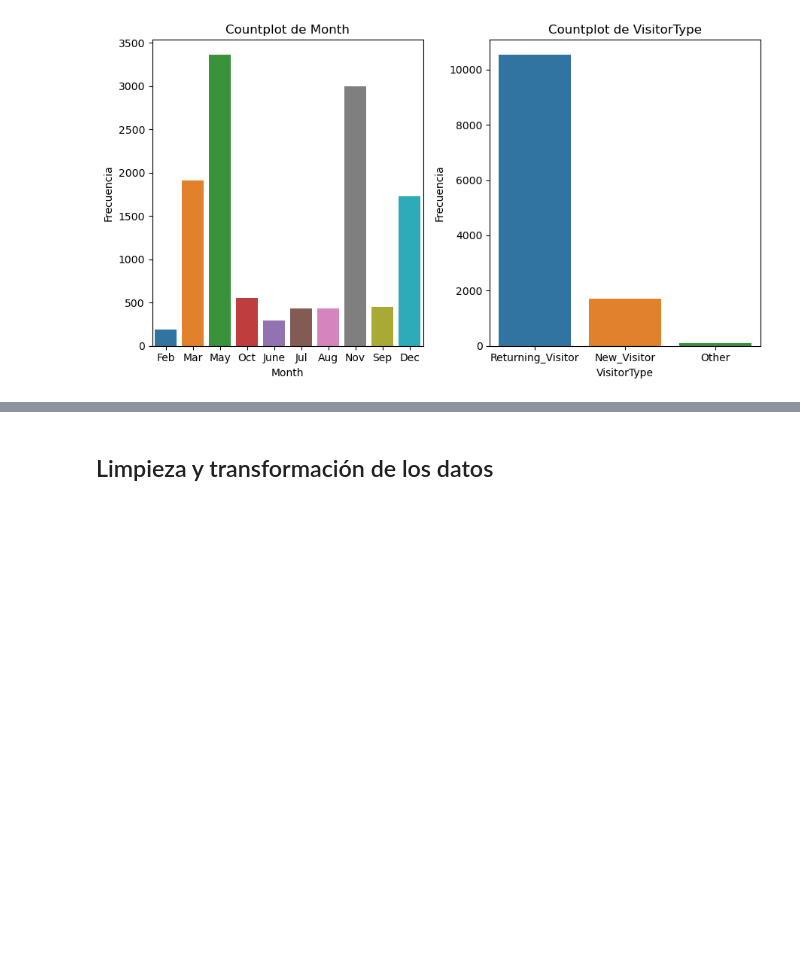
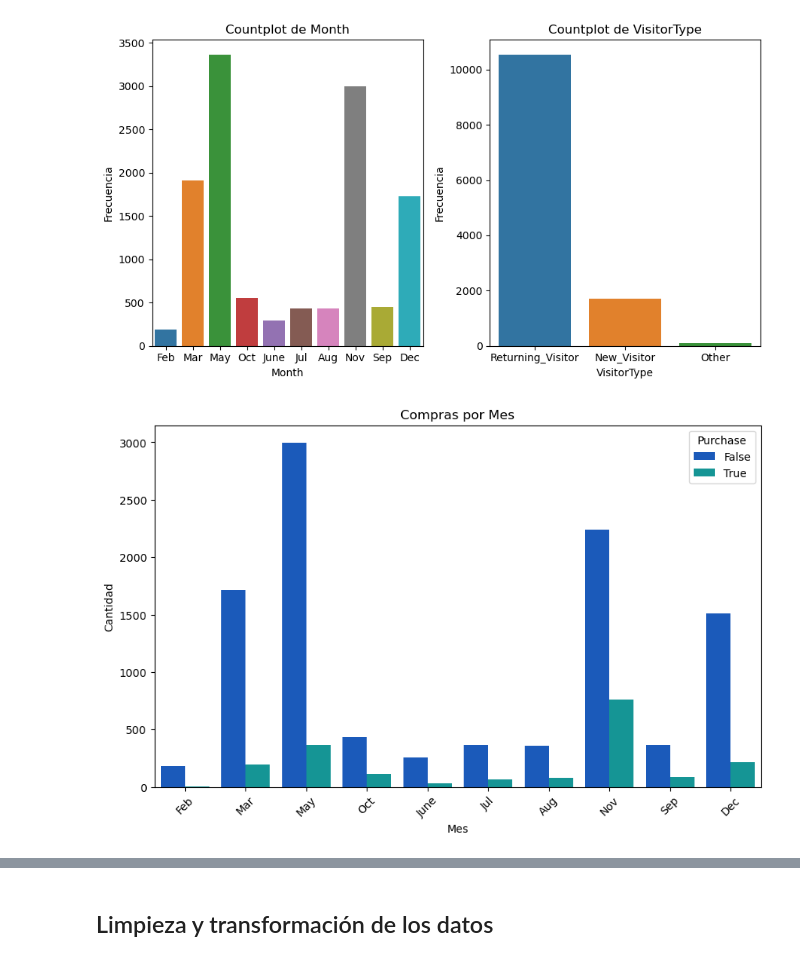
Before and after one commit to osiris-contreras/Osiris-Contreras-Trillos-, a Jupyter notebook: Proyecto modulo 1.1.ipynb, the cells around one changed output, grey strips where cells are left out. Cells and saved outputs as stored; diff of their text form; code cells hidden in the pictures; blank space fills up the shorter version.

```diff
--- a/Proyecto modulo 1.1.ipynb
+++ b/Proyecto modulo 1.1.ipynb
@@ -188,3 +188,17 @@ for i, cat_var in enumerate(cats):
         plt.show()
 # %% [output]
 [figure]
+# %%
+import seaborn as sns
+import matplotlib.pyplot as plt
+
+# Gráfico de barras para el mes de compra
+plt.figure(figsize=(10, 6))
+sns.countplot(x='Month', hue='Purchase',palette='winter', data=df_original)
+plt.title('Compras por Mes')
+plt.xlabel('Mes')
+plt.ylabel('Cantidad')
+plt.xticks(rotation=45)
+plt.show()
+# %% [output]
+[figure, added]
```
Also changed, not shown: parts of 20 cells of this notebook.
